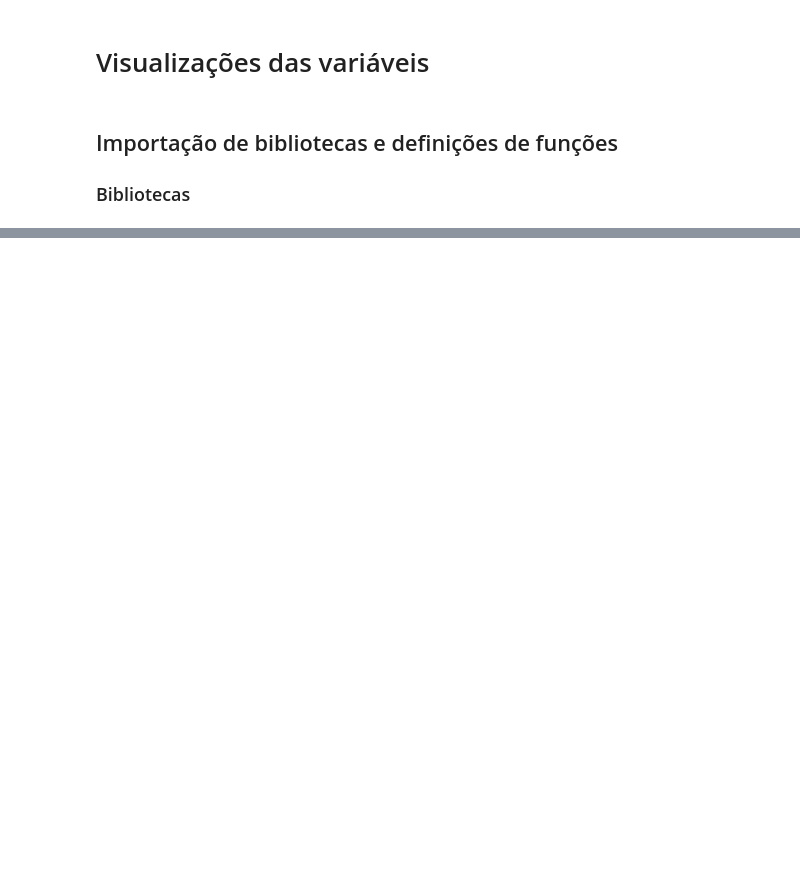
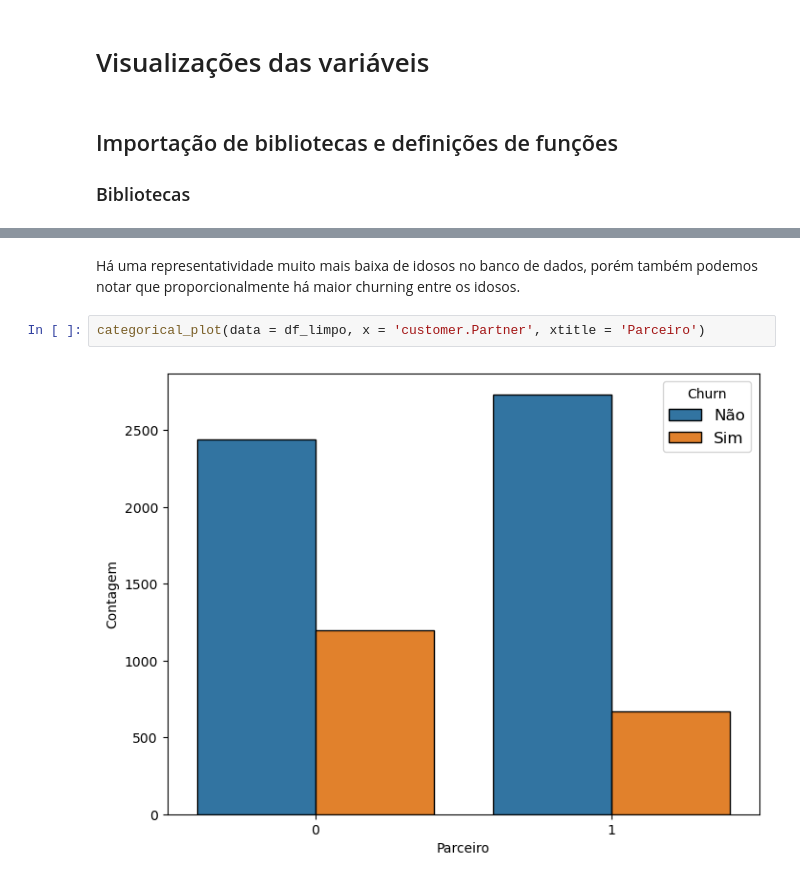
Before and after one commit to RPGraciotti/Novexus_alura_challenge, a Jupyter notebook: notebook_projeto.ipynb, the cells around one changed output, grey strips where cells are left out. Drawn from its saved outputs; the diff is of its cells as text; blank space fills up the shorter version.

```diff
--- a/notebook_projeto.ipynb
+++ b/notebook_projeto.ipynb
@@ -546,0 +608,6 @@ import seaborn as sns
+# %% [markdown]
+Há uma representatividade muito mais baixa de idosos no banco de dados, porém também podemos notar que proporcionalmente há maior churning entre os idosos.
+# %%
+categorical_plot(data = df_limpo, x = 'customer.Partner', xtitle = 'Parceiro')
+# %% [output]
+[figure, added]
```
Also changed, not shown: parts of 45 cells of this notebook.
